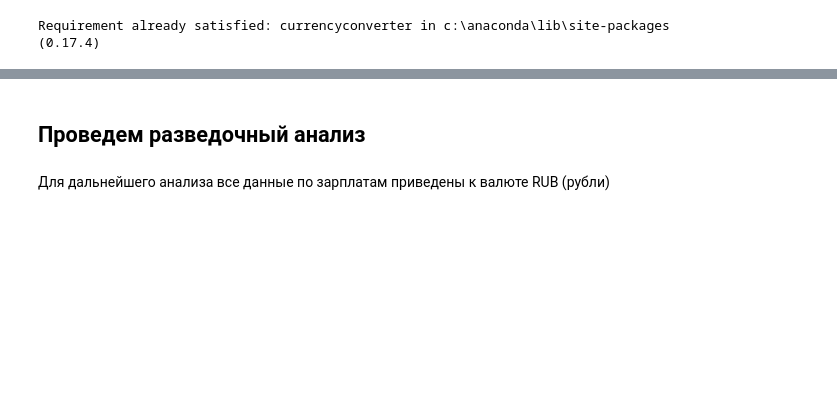
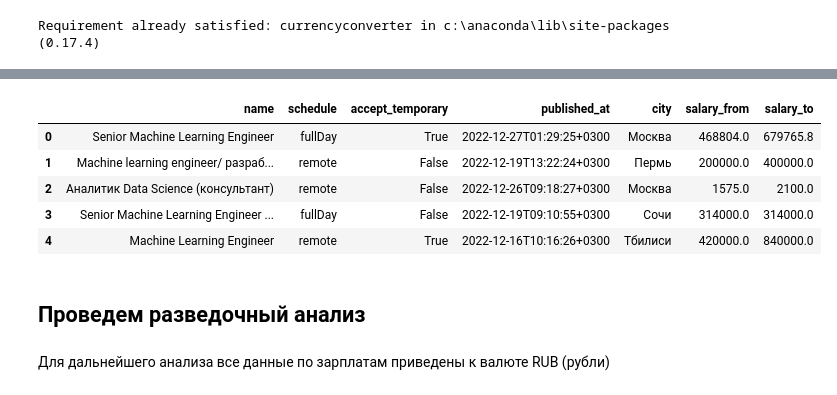
Before and after one commit to rufous86/hh_api, a Jupyter notebook: Dataton2022(melehov).ipynb, the cells around one changed output, grey strips where cells are left out. Saved outputs shown, nothing was run; the diff lists cells and outputs as text; code cells hidden in the pictures; blank space fills up the shorter version.

```diff
--- a/Dataton2022(melehov).ipynb
+++ b/Dataton2022(melehov).ipynb
@@ -141,3 +152,12 @@ df = df.dropna(subset=['salary_from', 'salary_to'])
+# %%
+pd.read_csv('data.csv').head()
+# %% [output]
+|  | name | schedule | accept_temporary | published_at | city | salary_from | salary_to |
+| 0 | Senior Machine Learning Engineer | fullDay | True | 2022-12-27T01:29:25+0300 | Москва | 468804.0 | 679765.8 |
+| 1 | Machine learning engineer/ разраб... | remote | False | 2022-12-19T13:22:24+0300 | Пермь | 200000.0 | 400000.0 |
+| 2 | Аналитик Data Science (консультант) | remote | False | 2022-12-26T09:18:27+0300 | Москва | 1575.0 | 2100.0 |
+| 3 | Senior Machine Learning Engineer ... | fullDay | False | 2022-12-19T09:10:55+0300 | Сочи | 314000.0 | 314000.0 |
+| 4 | Machine Learning Engineer | remote | True | 2022-12-16T10:16:26+0300 | Тбилиси | 420000.0 | 840000.0 |
 # %% [markdown]
 ## Проведем разведочный анализ
 # %% [markdown]
```
Also changed, not shown: parts of 6 cells of this notebook, 1 other file.
